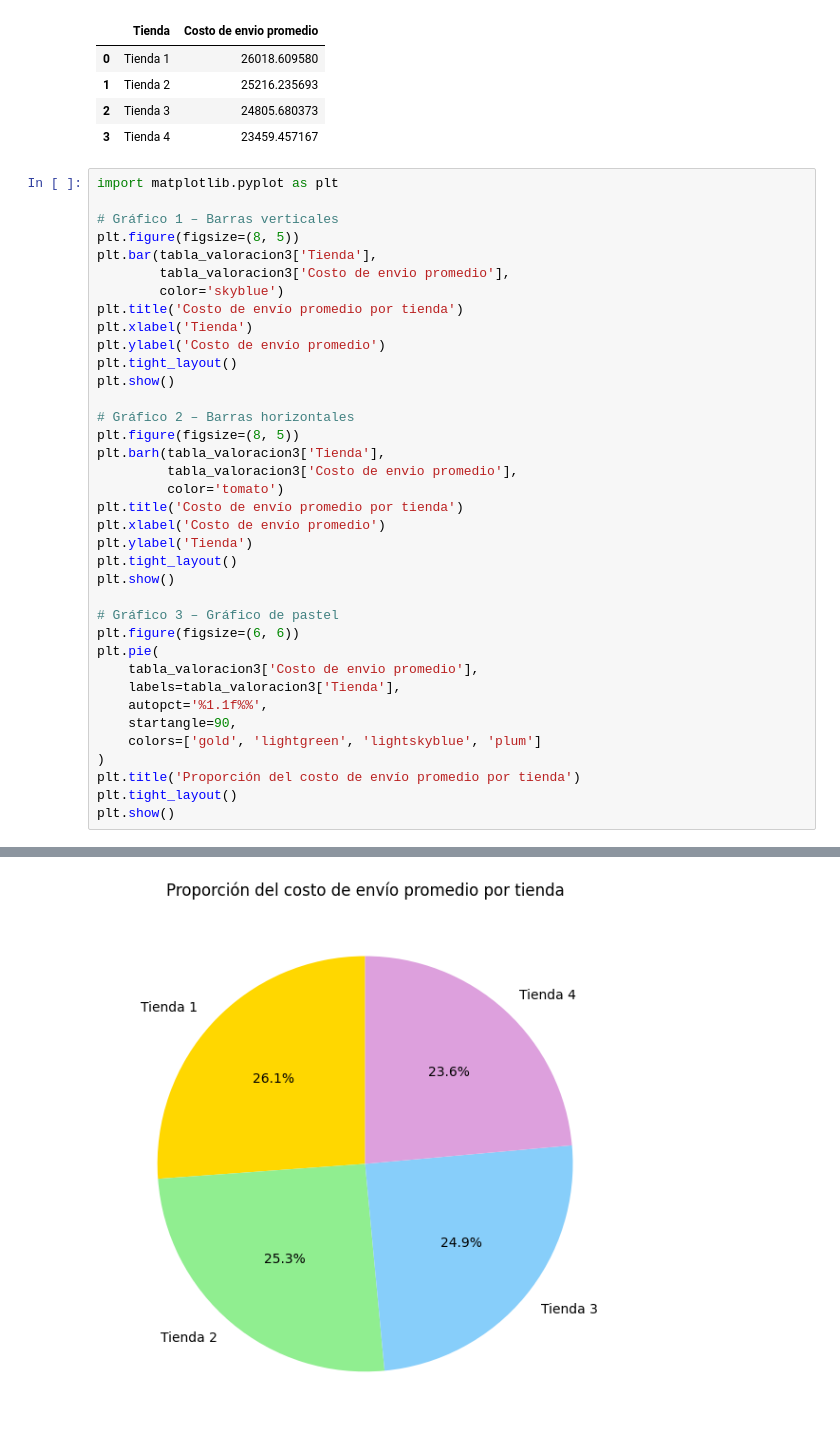
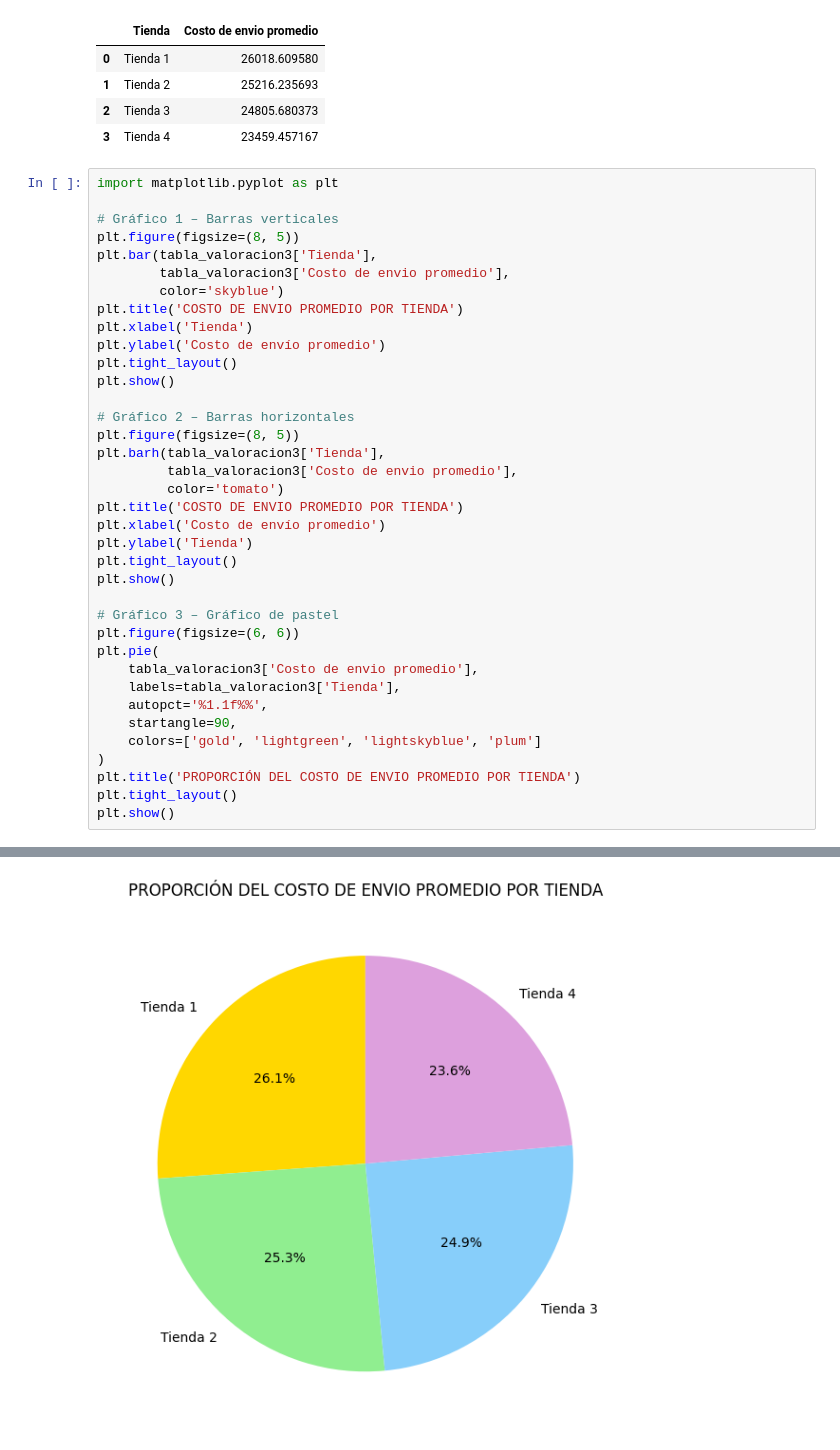
Before and after one commit to rocioivonneperezgonzalez-ship-it/Practicando-Python-para-Data-Science-Challenge-Alura-Store, a Jupyter notebook: Python_para_Data_Science_Challenge_Alura_Store.ipynb, the cells around one changed output, grey strips where cells are left out. Drawn from its saved outputs; the diff is of its cells as text.

```diff
--- a/Python_para_Data_Science_Challenge_Alura_Store.ipynb
+++ b/Python_para_Data_Science_Challenge_Alura_Store.ipynb
@@ -625,7 +618,7 @@ plt.figure(figsize=(8, 5))
 plt.bar(tabla_valoracion3['Tienda'],
         tabla_valoracion3['Costo de envio promedio'],
         color='skyblue')
-plt.title('Costo de envío promedio por tienda')
+plt.title('COSTO DE ENVIO PROMEDIO POR TIENDA')
 plt.xlabel('Tienda')
 plt.ylabel('Costo de envío promedio')
 plt.tight_layout()
@@ -636,7 +629,7 @@ plt.figure(figsize=(8, 5))
 plt.barh(tabla_valoracion3['Tienda'],
          tabla_valoracion3['Costo de envio promedio'],
          color='tomato')
-plt.title('Costo de envío promedio por tienda')
+plt.title('COSTO DE ENVIO PROMEDIO POR TIENDA')
 plt.xlabel('Costo de envío promedio')
 plt.ylabel('Tienda')
 plt.tight_layout()
@@ -651,7 +644,7 @@ plt.pie(
     startangle=90,
     colors=['gold', 'lightgreen', 'lightskyblue', 'plum']
 )
-plt.title('Proporción del costo de envío promedio por tienda')
+plt.title('PROPORCIÓN DEL COSTO DE ENVIO PROMEDIO POR TIENDA')
 plt.tight_layout()
 plt.show()
 # %% [output]
@@ -660 +653 @@ plt.show()
-[figure, old version]
+[figure, new version]
```
Also changed, not shown: parts of 6 cells of this notebook.
